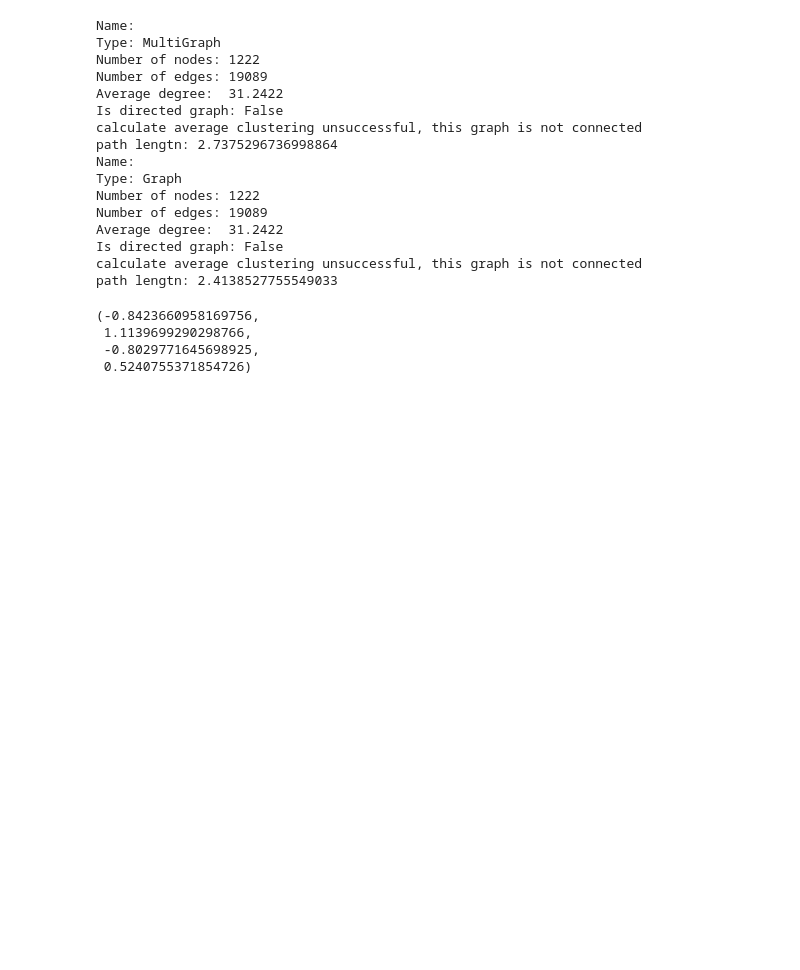
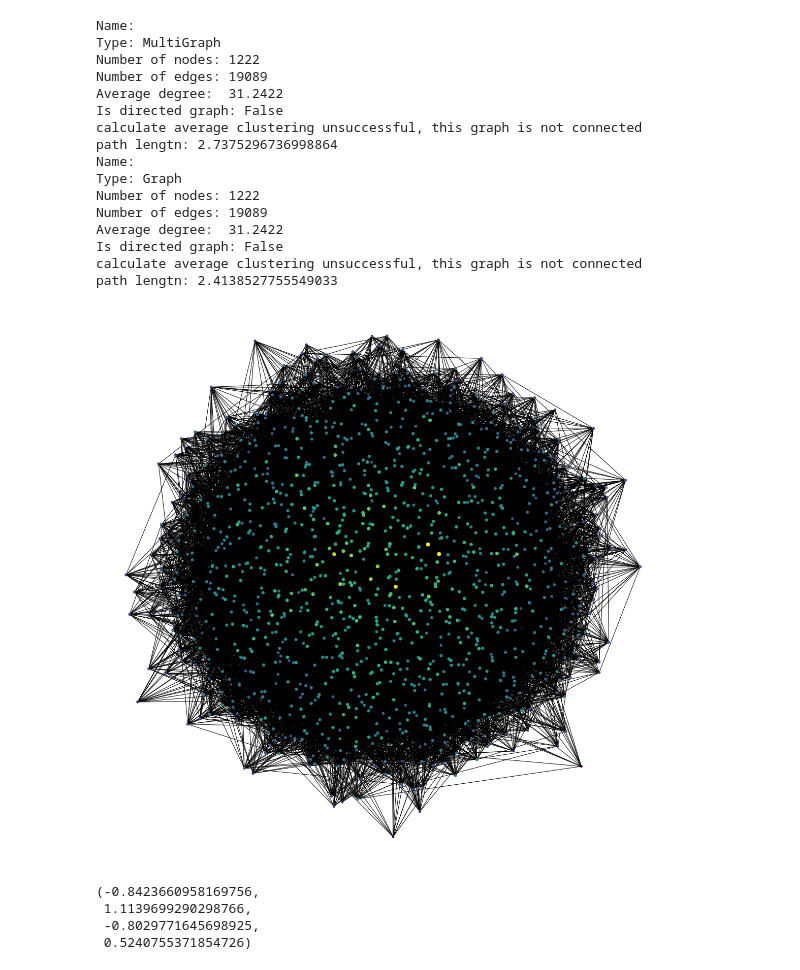
Before and after one commit to DazhiZhong/pioneer_networks, a Jupyter notebook: ps2.ipynb, the cells around one changed output. Saved outputs shown, nothing was run; the diff lists cells and outputs as text; code cells hidden in the pictures; blank space fills up the shorter version.

```diff
--- a/ps2.ipynb
+++ b/ps2.ipynb
@@ -273,7 +296,7 @@ def use_degree_as_node_size(G):
     node_size =  [v * 10000 for v in betCent.values()]
     plt.figure(figsize=(20,20))
     nx.draw_networkx(G_fb, pos=pos, with_labels=False,
-                     node_color=color,
+                     node_color=node_color,
                      node_size=node_size )
     plt.axis('off')
 # %%
@@ -325,6 +350,12 @@ Average degree:  31.2422
 Is directed graph: False
 calculate average clustering unsuccessful, this graph is not connected
 path lengtn: 2.4138527755549033
+# %%
+
+Htest = nx.gnm_random_graph(H.number_of_nodes(),H.number_of_edges())
+use_degree_as_node_size(Htest)
+# %% [output]
+[figure, added]
 # %%
 # plt.figure(figsize=(12,12))
 
```
Also changed, not shown: parts of 4 cells of this notebook, 5 other files.
